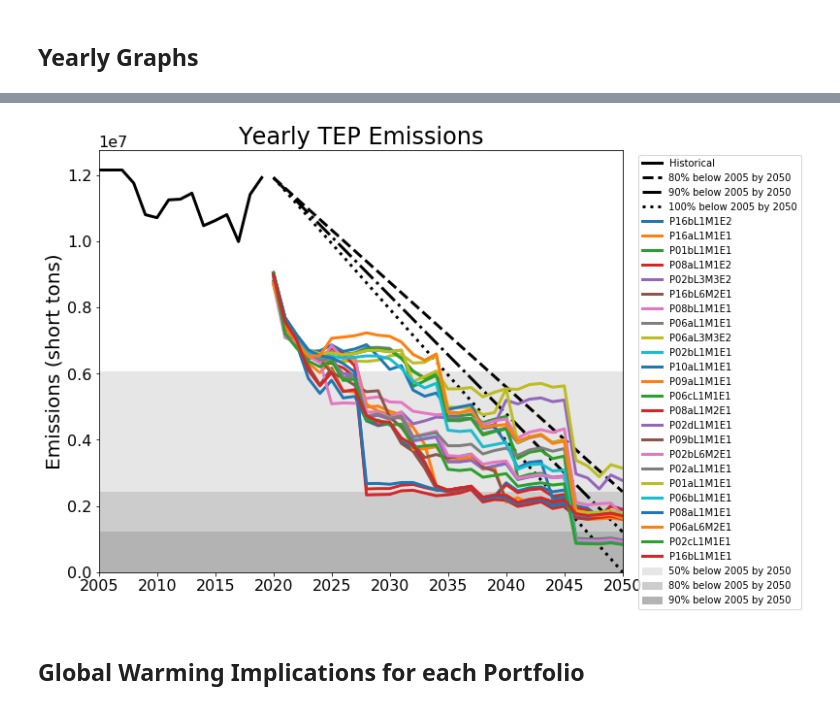
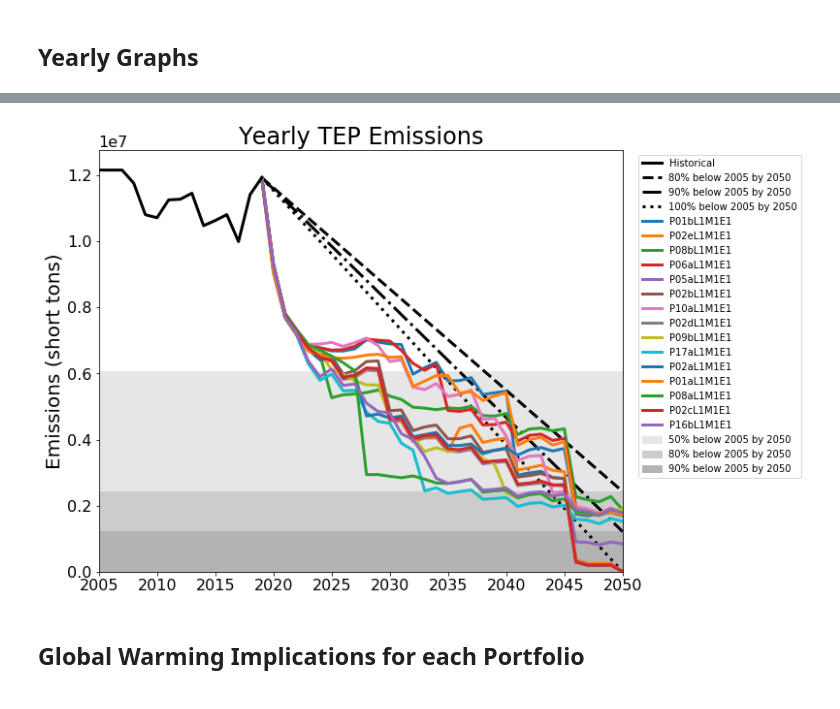
Before and after one commit to CLIMAS-UA/tepcarbon, a Jupyter notebook: tep_carbon.ipynb, the cells around one changed output, grey strips where cells are left out. Cells and saved outputs as stored; diff of their text form; code cells hidden in the pictures.

Commit message:
public portoflios, index on 2019

```diff
--- a/tep_carbon.ipynb
+++ b/tep_carbon.ipynb
@@ -659,6 +674,8 @@ ax.legend()
 # %%
 def read_portfolio(path):
     """Read a xlsx TEP portfolio.
+
+    For public portfolio files, only the CO2 in the environmental data is non-NaN.
 
     Parameters
     ----------
@@ -718,9 +735,11 @@ def read_portfolio(path):
     ).dropna().T
 
     return name, changes, energy, financial, environmental
+# %%
+portfolio_path = data_path / 'public_portfolios'
 # %%
 portfolio = 'P01aL1M1E1'
-path = data_path / f'Portfolio Summary - {portfolio}.xlsx'
+path = portfolio_path / f'Portfolio Summary - {portfolio}.xlsx'
 name, changes, energy, financial, environmental = read_portfolio(path)
 # %%
 fig, ax = plt.subplots()
@@ -1126,7 +1145,7 @@ scope = 'Direct CO2 Emissions, tons'
 # %%
 cumulative = environmental.cumsum()[scope]
 # %%
-portfolios = data_path.glob('Portfolio Summary - P*.xlsx')
+portfolios = portfolio_path.glob('Portfolio Summary - P*.xlsx')
 
 yearlys = {}
 cumulatives = {}
@@ -1436,31 +1453,32 @@ fig.savefig(output_path / 'historical_and_projected_no_portfolios.png', dpi=300)
 # %%
 fig, ax = plt.subplots(figsize=(12, 8))
 fig.subplots_adjust(right=0.75)
 
 historical_emissions = tep_emissions['TEP Direct (Scope 1) Emissions']
-ax.plot(historical_emissions.index, historical_emissions.values, color='k', label='Historical')
+ax.plot(historical_emissions.index, historical_emissions.values, color='k', label='Historical', zorder=11)
 
 emissions_by2050_plot(yearly_emissions_by2050, (fig, ax))
 
 start = historical_emissions.index[0]
 end = yearly_emissions_by2050.index[-1]
 ax.fill_between((start, end), 0, 0.5 * tep_emissions_2005, color='0.9', label='50% below 2005 by 2050', zorder=1)
 ax.fill_between((start, end), 0, 0.2 * tep_emissions_2005, color='0.8', label='80% below 2005 by 2050', zorder=1)
 ax.fill_between((start, end), 0, 0.1 * tep_emissions_2005, color='0.7', label='90% below 2005 by 2050', zorder=1)
 
 for name, yearly in yearlys.items():
-    ax.plot(yearly.index, yearly.values, zorder=10, label=name)
+    yearly_with_2019 = extend_back_by_one(yearly, historical_emissions.loc[2019])
+    ax.plot(yearly_with_2019.index, yearly_with_2019.values, zorder=10, label=name)
 
 ax.set_xlim(start, end)
 ax.set_ylim(0, None)
 ax.set_ylabel('Emissions (short tons)')
 ax.legend(**legend_kwargs)
 
 ax.set_title(f'Yearly TEP Emissions')
 
 fig.savefig(output_path / 'historical_and_projected.png', dpi=300)
 # %% [output]
-[figure, old version]
+[figure, new version]
 # %% [markdown]
 ## Global Warming Implications for each Portfolio
 # %%
```
Also changed, not shown: parts of 22 cells of this notebook, 44 other files.
